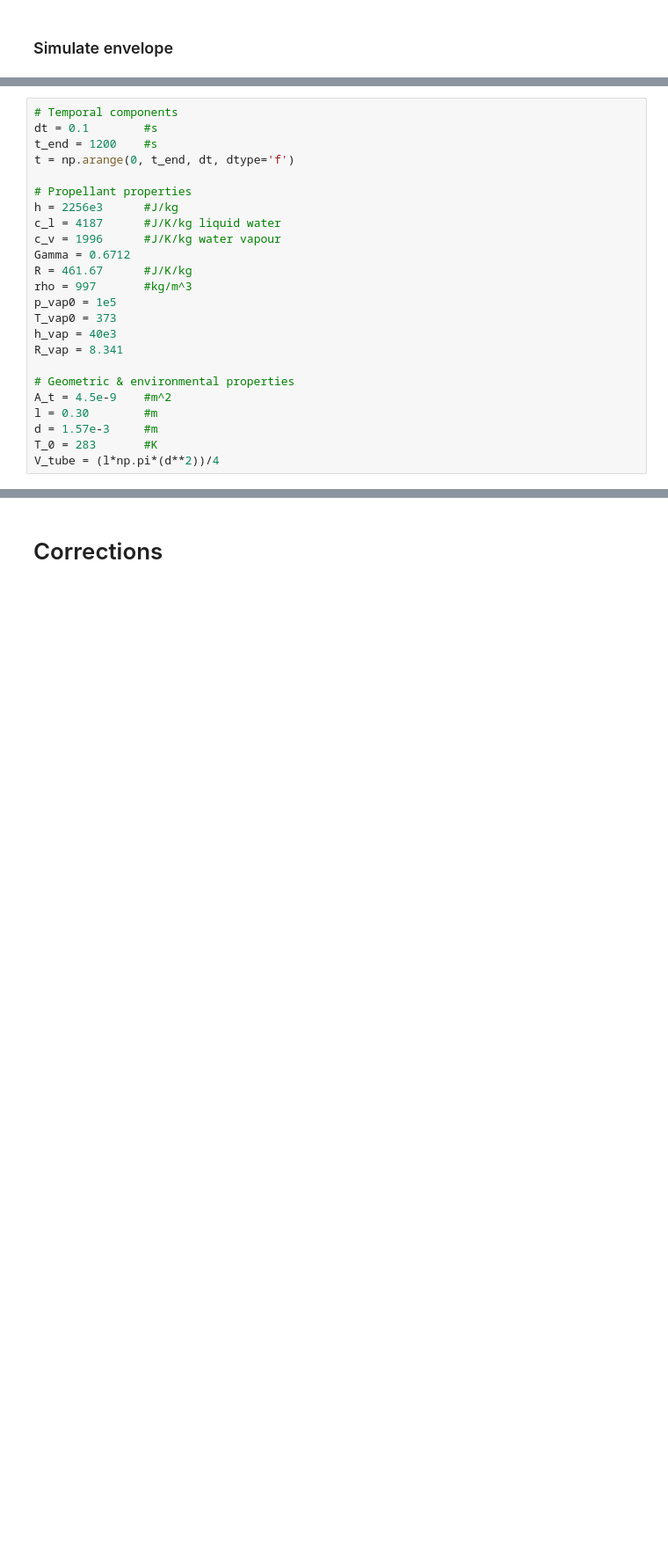
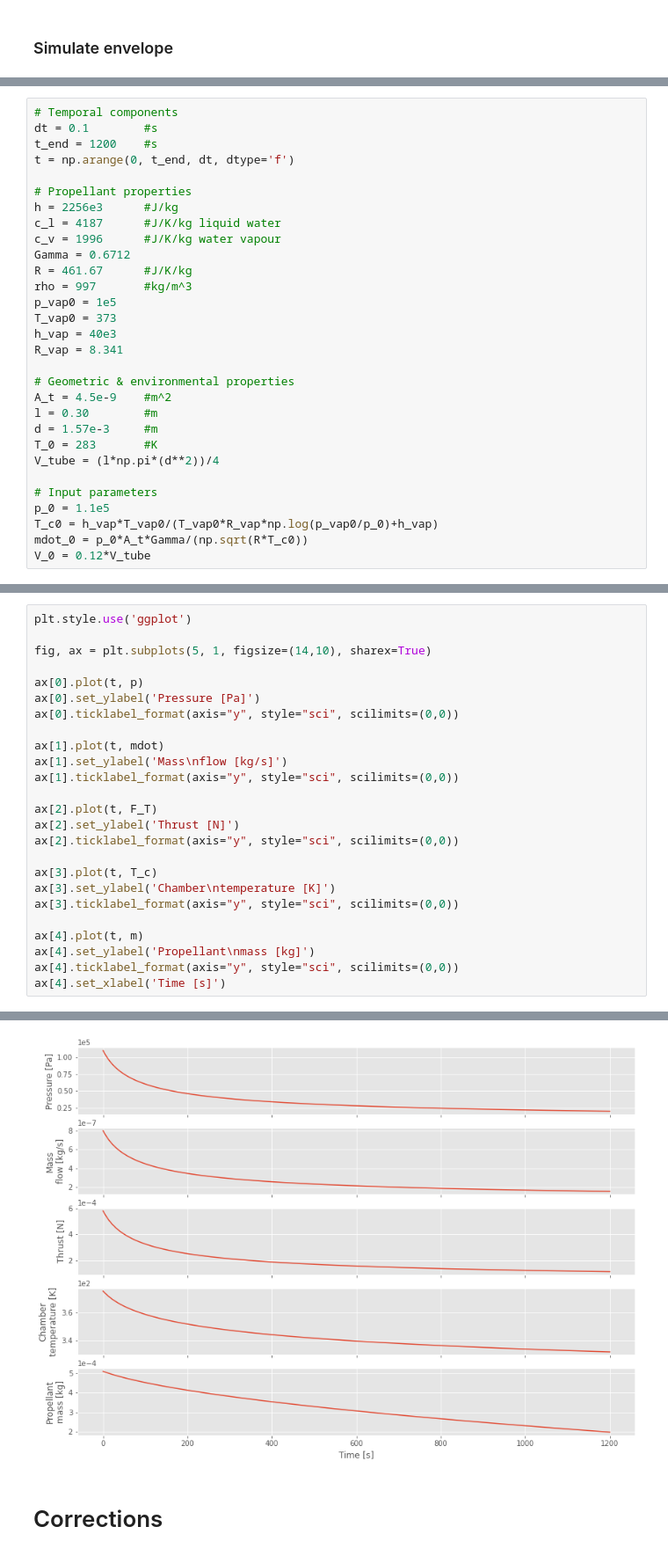
Before and after one commit to wdoppenberg/mp-operational-envelope, a Jupyter notebook: OperationalEnvelope.ipynb, the cells around one changed output, grey strips where cells are left out. Shown at 88% size. Cells and saved outputs as stored; diff of their text form; blank space fills up the shorter version.

```diff
--- a/OperationalEnvelope.ipynb
+++ b/OperationalEnvelope.ipynb
@@ -197,3 +201,9 @@ l = 0.30        #m
 d = 1.57e-3     #m
 T_0 = 283       #K
 V_tube = (l*np.pi*(d**2))/4
+
+# Input parameters
+p_0 = 1.1e5
+T_c0 = h_vap*T_vap0/(T_vap0*R_vap*np.log(p_vap0/p_0)+h_vap)
+mdot_0 = p_0*A_t*Gamma/(np.sqrt(R*T_c0))
+V_0 = 0.12*V_tube
@@ -236,0 +236,26 @@ plt.plot(t, T_c)
+# %%
+plt.style.use('ggplot')
+
+fig, ax = plt.subplots(5, 1, figsize=(14,10), sharex=True)
+
+ax[0].plot(t, p)
+ax[0].set_ylabel('Pressure [Pa]')
+ax[0].ticklabel_format(axis="y", style="sci", scilimits=(0,0))
+
+ax[1].plot(t, mdot)
+ax[1].set_ylabel('Mass\nflow [kg/s]')
+ax[1].ticklabel_format(axis="y", style="sci", scilimits=(0,0))
+
+ax[2].plot(t, F_T)
+ax[2].set_ylabel('Thrust [N]')
+ax[2].ticklabel_format(axis="y", style="sci", scilimits=(0,0))
+
+ax[3].plot(t, T_c)
+ax[3].set_ylabel('Chamber\ntemperature [K]')
+ax[3].ticklabel_format(axis="y", style="sci", scilimits=(0,0))
+
+ax[4].plot(t, m)
+ax[4].set_ylabel('Propellant\nmass [kg]')
+ax[4].ticklabel_format(axis="y", style="sci", scilimits=(0,0))
+ax[4].set_xlabel('Time [s]')
+# %% [output]
@@ -237,3 +263,4 @@ plt.plot(t, T_c)
+[figure, added]
 # %% [markdown]
 # Corrections
 # %% [markdown]
```
Also changed, not shown: parts of 11 cells of this notebook.
